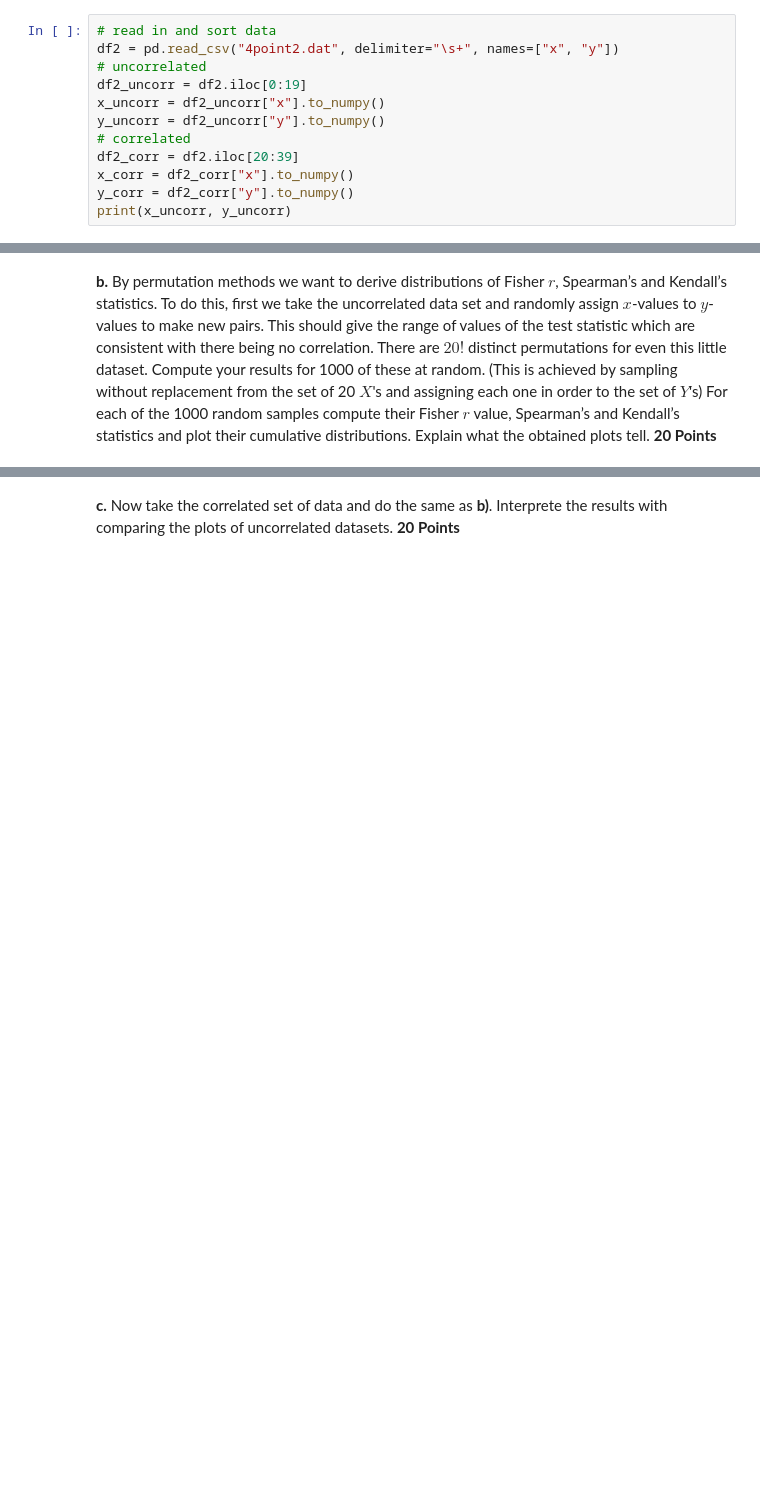
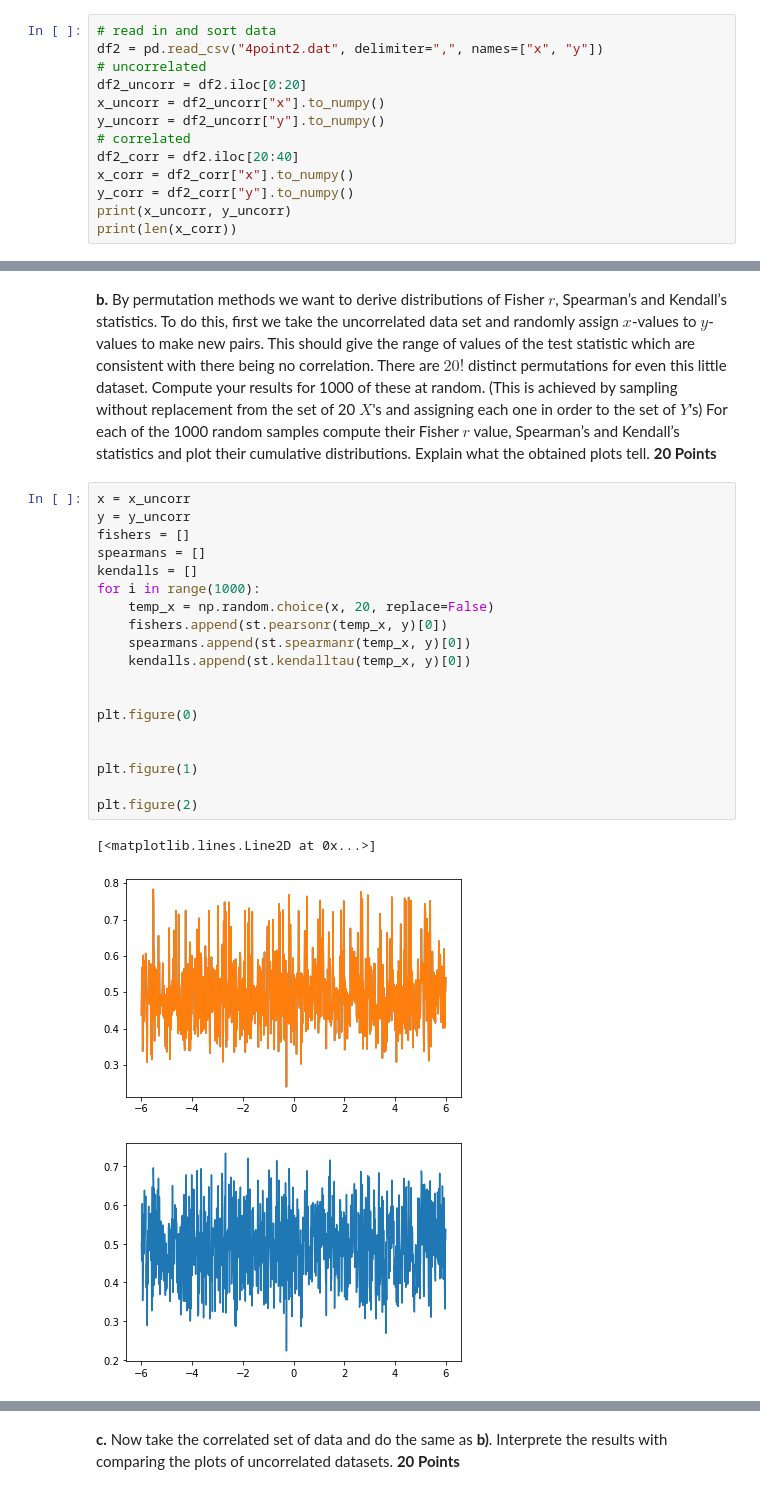
Before and after one commit to tomcarron/data_analysis_in_astro, a Jupyter notebook: exercise7/tcarron_exercise7.ipynb, the cells around one changed output, grey strips where cells are left out. Drawn from its saved outputs; the diff is of its cells as text; blank space fills up the shorter version.

```diff
--- a/exercise7/tcarron_exercise7.ipynb
+++ b/exercise7/tcarron_exercise7.ipynb
@@ -129,14 +151,15 @@ The $\tau$ value tells us about the correlation between x and y.
 This exercise uses the data file `4point2.dat`. The data in the file are 20 uncorrelated $(x,y)$ pairs, followed by 20 correlated pairs.
 # %%
 # read in and sort data
-df2 = pd.read_csv("4point2.dat", delimiter="\s+", names=["x", "y"])
+df2 = pd.read_csv("4point2.dat", delimiter=",", names=["x", "y"])
 # uncorrelated
-df2_uncorr = df2.iloc[0:19]
+df2_uncorr = df2.iloc[0:20]
 x_uncorr = df2_uncorr["x"].to_numpy()
 y_uncorr = df2_uncorr["y"].to_numpy()
 # correlated
-df2_corr = df2.iloc[20:39]
+df2_corr = df2.iloc[20:40]
 x_corr = df2_corr["x"].to_numpy()
 y_corr = df2_corr["y"].to_numpy()
 print(x_uncorr, y_uncorr)
+print(len(x_corr))
 # %% [output]
@@ -155,2 +212,25 @@ TypeError: unsupported operand type(s) for +: 'float' and 'str'
 # %% [markdown]
 **b.** By permutation methods we want to derive distributions of Fisher $r$, Spearman’s and Kendall’s statistics. To do this, first we take the uncorrelated data set and randomly assign $x$-values to $y$-values to make new pairs. This should give the range of values of the test statistic which are consistent with there being no correlation. There are $20!$ distinct permutations for even this little dataset. Compute your results for 1000 of these at random. (This is achieved by sampling without replacement from the set of 20 $X$'s and assigning each one in order to the set of $Y$'s) For each of the 1000 random samples compute their Fisher $r$ value, Spearman’s and Kendall’s statistics and plot their cumulative distributions. Explain what the obtained plots tell. **20 Points**
+# %%
+x = x_uncorr
+y = y_uncorr
+fishers = []
+spearmans = []
+kendalls = []
+for i in range(1000):
+    temp_x = np.random.choice(x, 20, replace=False)
+    fishers.append(st.pearsonr(temp_x, y)[0])
+    spearmans.append(st.spearmanr(temp_x, y)[0])
+    kendalls.append(st.kendalltau(temp_x, y)[0])
+
+
+plt.figure(0)
+
+
+plt.figure(1)
+
+plt.figure(2)
+# %% [output]
+[<matplotlib.lines.Line2D at 0x...>]
+[figure, added]
+[figure, added]
```
Also changed, not shown: parts of 8 cells of this notebook, 9 other files.
